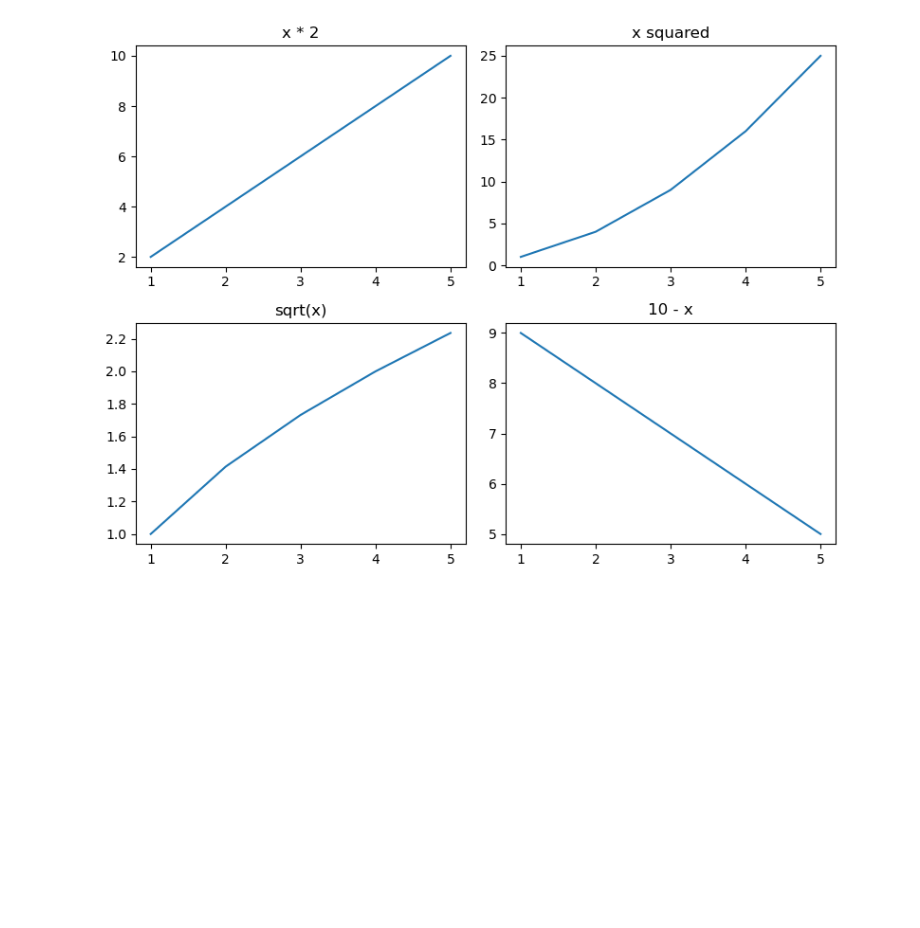
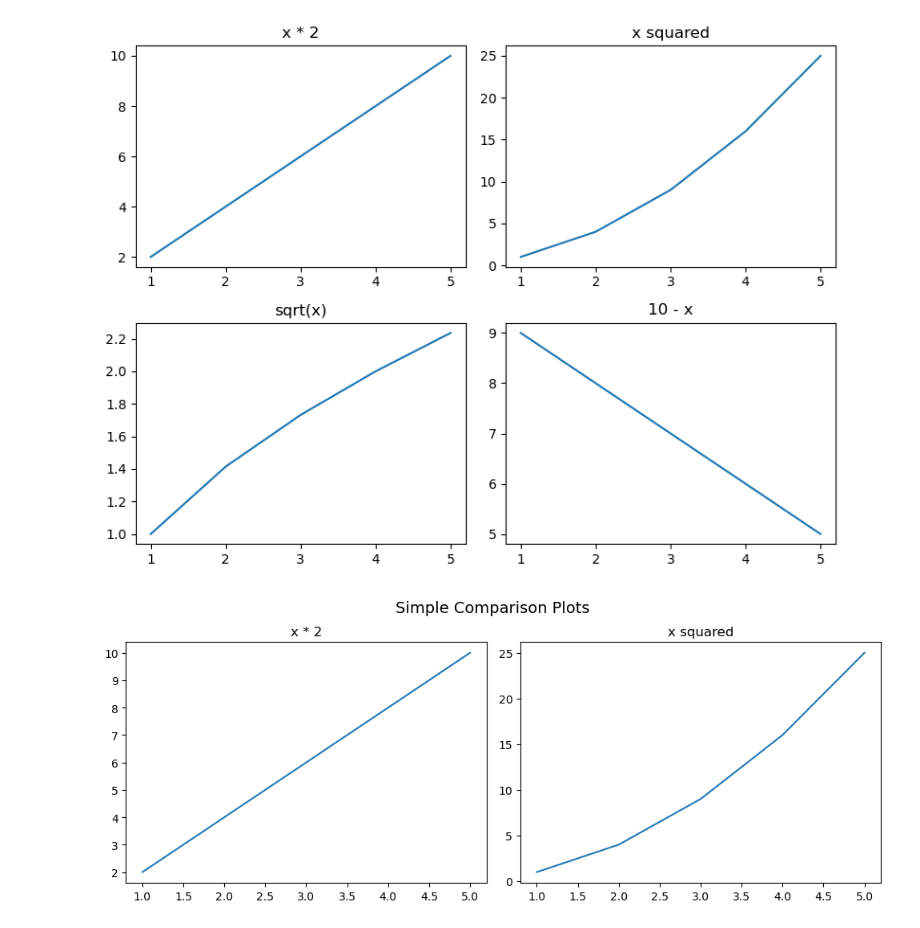
Before and after one commit to IndoKris/Data-Science, a Jupyter notebook: Matplotlib/Subplots.ipynb, the cells around one changed output. Cells and saved outputs as stored; diff of their text form; code cells hidden in the pictures; blank space fills up the shorter version.

Commit message:
Matplotlib Completed

```diff
--- a/Matplotlib/Subplots.ipynb
+++ b/Matplotlib/Subplots.ipynb
@@ -38,3 +38,17 @@ plt.tight_layout()
 plt.show()
 # %% [output]
 [figure]
+# %%
+import matplotlib.pyplot as plt
+fig, axs = plt.subplots(1, 2, figsize=(10, 4))
+axs[0].plot(x, y1)
+axs[0].set_title('x * 2')
+axs[1].plot(x, y2)
+axs[1].set_title('x squared')
+fig.suptitle('Simple Comparison Plots', fontsize=14)
+fig.tight_layout()
+fig.subplots_adjust(top=0.85) # So title doesn't overlap
+fig.savefig('my_plots.png') # Save as image
+plt.show()
+# %% [output]
+[figure, added]
```
Also changed, not shown: parts of 1 cell of this notebook, 1 other file.
